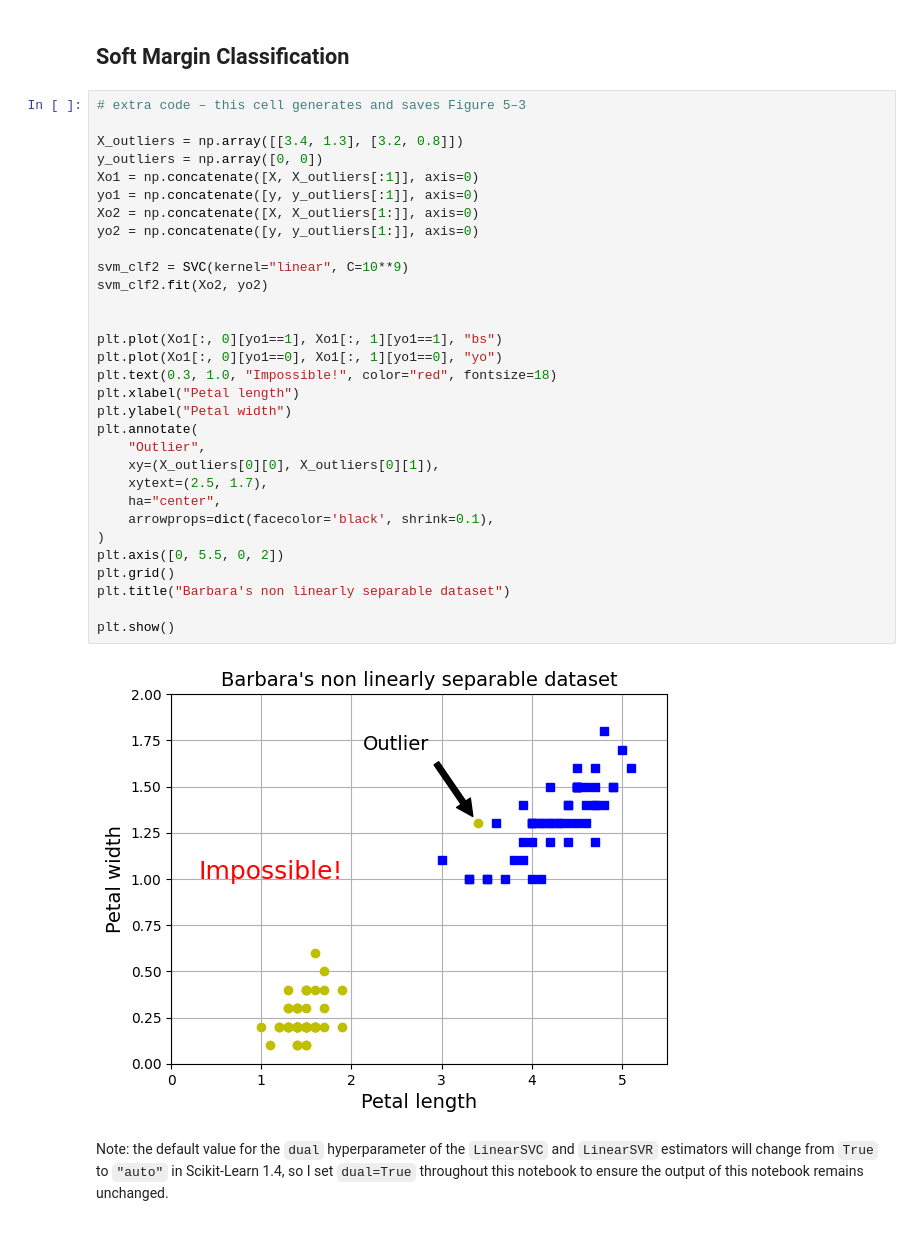
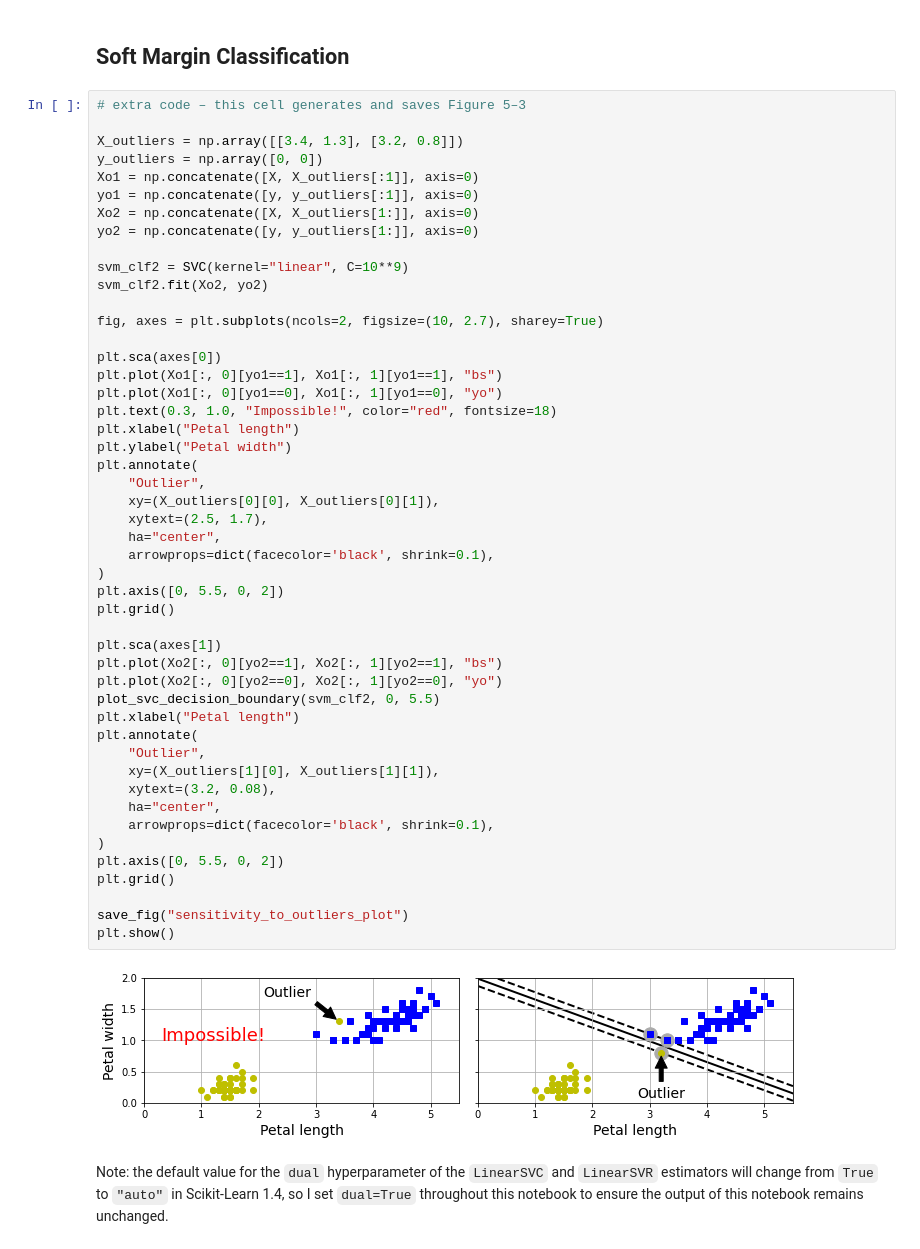
Before and after one commit to blgrigg/handson-ml3, a Jupyter notebook: 05_support_vector_machines.ipynb, the cells around one changed output. Saved outputs shown, nothing was run; the diff lists cells and outputs as text.

```diff
--- a/05_support_vector_machines.ipynb
+++ b/05_support_vector_machines.ipynb
@@ -171,35 +171,52 @@ plt.show()
 # extra code – this cell generates and saves Figure 5–3
 
 X_outliers = np.array([[3.4, 1.3], [3.2, 0.8]])
 y_outliers = np.array([0, 0])
 Xo1 = np.concatenate([X, X_outliers[:1]], axis=0)
 yo1 = np.concatenate([y, y_outliers[:1]], axis=0)
 Xo2 = np.concatenate([X, X_outliers[1:]], axis=0)
 yo2 = np.concatenate([y, y_outliers[1:]], axis=0)
 
 svm_clf2 = SVC(kernel="linear", C=10**9)
 svm_clf2.fit(Xo2, yo2)
 
+fig, axes = plt.subplots(ncols=2, figsize=(10, 2.7), sharey=True)
 
+plt.sca(axes[0])
 plt.plot(Xo1[:, 0][yo1==1], Xo1[:, 1][yo1==1], "bs")
 plt.plot(Xo1[:, 0][yo1==0], Xo1[:, 1][yo1==0], "yo")
 plt.text(0.3, 1.0, "Impossible!", color="red", fontsize=18)
 plt.xlabel("Petal length")
 plt.ylabel("Petal width")
 plt.annotate(
     "Outlier",
     xy=(X_outliers[0][0], X_outliers[0][1]),
     xytext=(2.5, 1.7),
     ha="center",
     arrowprops=dict(facecolor='black', shrink=0.1),
 )
 plt.axis([0, 5.5, 0, 2])
 plt.grid()
-plt.title("Barbara's non linearly separable dataset")
 
+plt.sca(axes[1])
+plt.plot(Xo2[:, 0][yo2==1], Xo2[:, 1][yo2==1], "bs")
+plt.plot(Xo2[:, 0][yo2==0], Xo2[:, 1][yo2==0], "yo")
+plot_svc_decision_boundary(svm_clf2, 0, 5.5)
+plt.xlabel("Petal length")
+plt.annotate(
+    "Outlier",
+    xy=(X_outliers[1][0], X_outliers[1][1]),
+    xytext=(3.2, 0.08),
+    ha="center",
+    arrowprops=dict(facecolor='black', shrink=0.1),
+)
+plt.axis([0, 5.5, 0, 2])
+plt.grid()
+
+save_fig("sensitivity_to_outliers_plot")
 plt.show()
 # %% [output]
-[figure, old version]
+[figure, new version]
 # %% [markdown]
 Note: the default value for the `dual` hyperparameter of the `LinearSVC` and `LinearSVR` estimators will change from `True` to `"auto"` in Scikit-Learn 1.4, so I set `dual=True` throughout this notebook to ensure the output of this notebook remains unchanged.
 # %%
```
Also changed, not shown: parts of 3 cells of this notebook.
